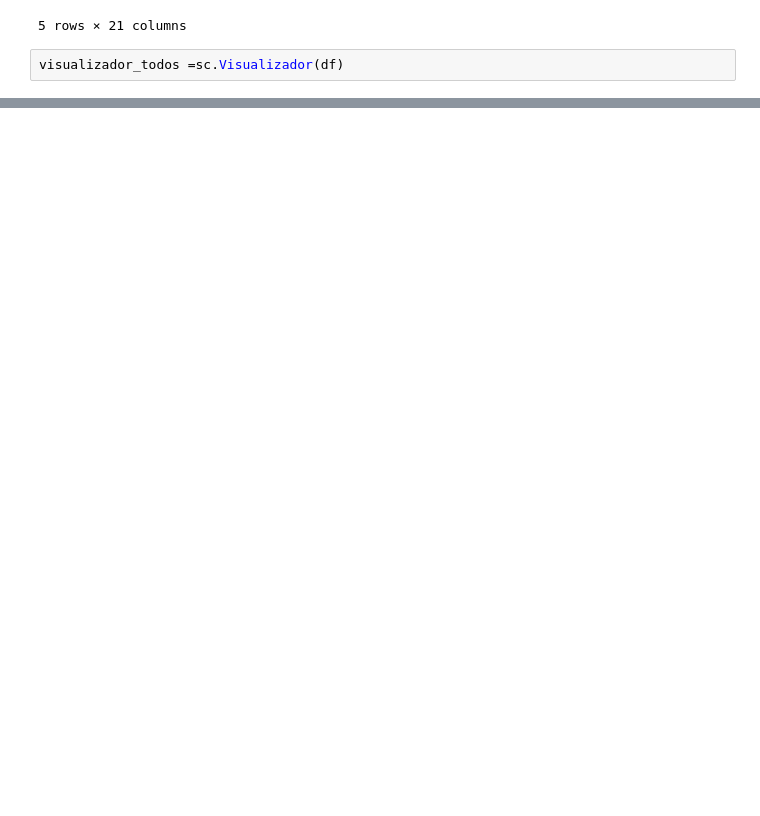
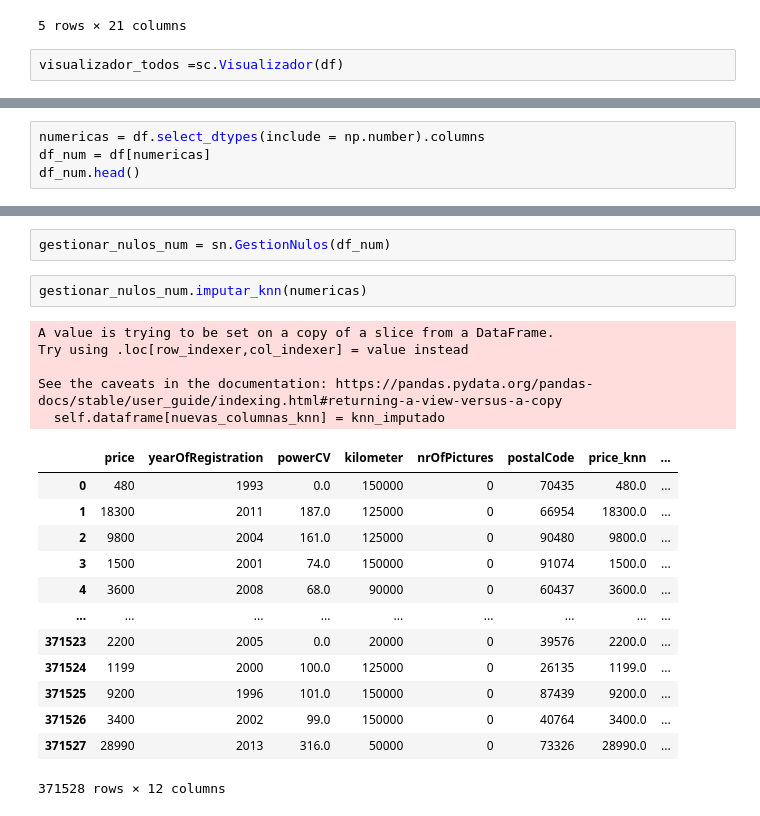
Before and after one commit to santiagorodriguez-dev/laboratorio-modulo7-leccion01-eda-nulos, a Jupyter notebook: notebooks/laboratorio-modulo7-leccion01-eda-nulos.ipynb, the cells around one changed output, grey strips where cells are left out. Saved outputs shown, nothing was run; the diff lists cells and outputs as text; blank space fills up the shorter version.

Commit message:
nulos numericos

```diff
--- a/notebooks/laboratorio-modulo7-leccion01-eda-nulos.ipynb
+++ b/notebooks/laboratorio-modulo7-leccion01-eda-nulos.ipynb
@@ -226,0 +320,4 @@ visualizador_todos.analisis_temporal("price", "monthOfRegistration")
+# %%
+numericas = df.select_dtypes(include = np.number).columns
+df_num = df[numericas]
+df_num.head()
@@ -226,0 +331,23 @@ visualizador_todos.analisis_temporal("price", "monthOfRegistration")
+# %%
+gestionar_nulos_num = sn.GestionNulos(df_num)
+# %%
+gestionar_nulos_num.imputar_knn(numericas)
+# %% [output]
+A value is trying to be set on a copy of a slice from a DataFrame.
+Try using .loc[row_indexer,col_indexer] = value instead
+
+See the caveats in the documentation: https://pandas.pydata.org/pandas-docs/stable/user_guide/indexing.html#returning-a-view-versus-a-copy
+  self.dataframe[nuevas_columnas_knn] = knn_imputado
+|  | price | yearOfRegistration | powerCV | kilometer | nrOfPictures | postalCode | price_knn | ... |
+| 0 | 480 | 1993 | 0.0 | 150000 | 0 | 70435 | 480.0 | ... |
+| 1 | 18300 | 2011 | 187.0 | 125000 | 0 | 66954 | 18300.0 | ... |
+| 2 | 9800 | 2004 | 161.0 | 125000 | 0 | 90480 | 9800.0 | ... |
+| 3 | 1500 | 2001 | 74.0 | 150000 | 0 | 91074 | 1500.0 | ... |
+| 4 | 3600 | 2008 | 68.0 | 90000 | 0 | 60437 | 3600.0 | ... |
+| ... | ... | ... | ... | ... | ... | ... | ... | ... |
+| 371523 | 2200 | 2005 | 0.0 | 20000 | 0 | 39576 | 2200.0 | ... |
+| 371524 | 1199 | 2000 | 100.0 | 125000 | 0 | 26135 | 1199.0 | ... |
+| 371525 | 9200 | 1996 | 101.0 | 150000 | 0 | 87439 | 9200.0 | ... |
+| 371526 | 3400 | 2002 | 99.0 | 150000 | 0 | 40764 | 3400.0 | ... |
+| 371527 | 28990 | 2013 | 316.0 | 50000 | 0 | 73326 | 28990.0 | ... |
+371528 rows × 12 columns
```
Also changed, not shown: parts of 16 cells of this notebook.
